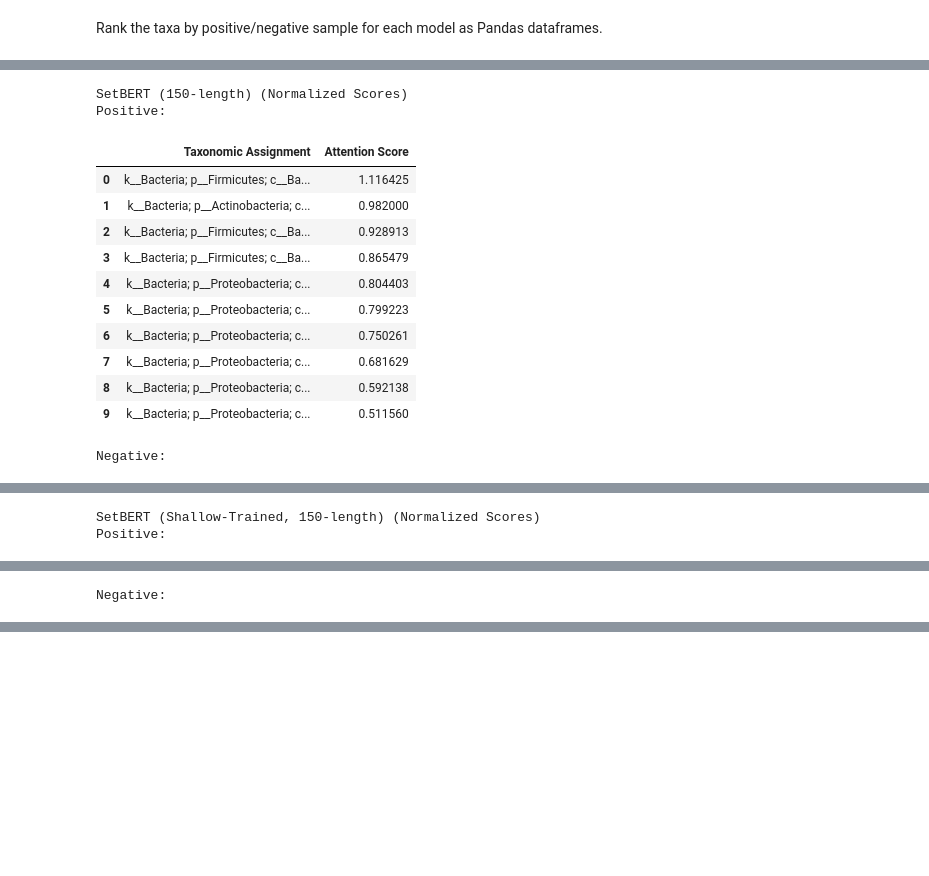
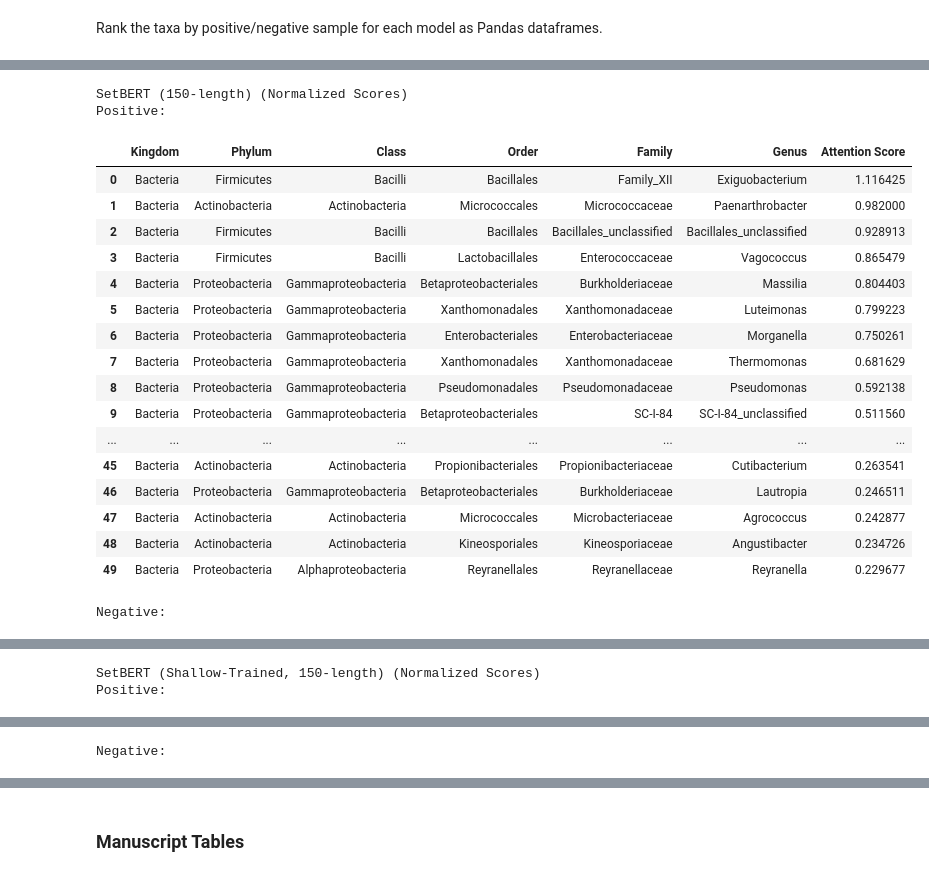
Before and after one commit to DLii-Research/setbert, a Jupyter notebook: notebooks/SFD Only Analysis.ipynb, the cells around one changed output, grey strips where cells are left out. Saved outputs shown, nothing was run; the diff lists cells and outputs as text; code cells hidden in the pictures; blank space fills up the shorter version.

```diff
--- a/notebooks/SFD Only Analysis.ipynb
+++ b/notebooks/SFD Only Analysis.ipynb
@@ -34,4 +35,4 @@ pd.set_option('display.max_colwidth', None)
 # %% [markdown]
 ## Paths
 # %%
-log_path = Path(os.environ["log_path"])
+log_path = Path(os.environ["log_path"]) / "sfd"
@@ -114,0 +138,28 @@ Text(0.5, 1.0, 'PPV-NPV Curve')
+# %%
+model_name = "SetBERT (150-length)"
+y_true = results[model_name]["labels"]
+y_pred = results[model_name]["predictions"].flatten()
+ppv, npv, thresholds = ppv_npv_curve(y_true, y_pred, pad=True)
+i = np.argmin(np.abs(ppv - npv))
+plt.scatter([ppv[i]], [npv[i]], alpha=0.5)
+plt.scatter([ancom_model_npv_ppv[0]], [ancom_model_npv_ppv[1]], label=f"ANCOM Model")
+plt.text(
+    *(np.array([-0.02, -0.05]) + [npv[i], ppv[i]]),
+    f"({npv[i]:.3f}, {ppv[i]:.3f})",
+    horizontalalignment="right",
+    verticalalignment="center")
+plt.text(
+    *(np.array([-0.02, -0.003]) + ancom_model_npv_ppv),
+    f"({ancom_model_npv_ppv[0]}, {ancom_model_npv_ppv[1]})",
+    horizontalalignment="right",
+    verticalalignment="center")
+plt.plot(np.concatenate(([1.0], npv)), np.concatenate(([0.0], ppv)), label="Deep-learning Model")
+plt.legend()
+plt.xlim((-0.05, 1.05))
+plt.ylim((-0.05, 1.05))
+plt.xlabel("NPV")
+plt.ylabel("PPV")
+plt.title("PPV vs. NPV Model Comparison")
+plt.tight_layout()
+plt.savefig(figure_path / "SetBERT_Vs_ANCOM_PPV_NPV.tif", dpi=300)
+plt.show()
@@ -309,7 +469,8 @@ for model_name in taxa_scores_by_positivity:
     for positivity in taxa_scores_by_positivity[model_name]:
         scores = taxa_scores_by_positivity[model_name][positivity]
         sorted_scores = sorted(scores.items(), key=lambda x: x[1], reverse=True)
-        df = pd.DataFrame(data=sorted_scores, columns=["Taxonomic Assignment", "Attention Score"])
+        data = map(lambda x: (*taxonomy.split_taxonomy(x[0], keep_empty=True), x[1]), sorted_scores)
+        df = pd.DataFrame(data=data, columns=["Kingdom", "Phylum", "Class", "Order", "Family", "Genus", "Attention Score"])
         ranked_taxa_by_positivity[model_name][positivity] = df
 # %%
 for model_name in ranked_taxa_by_positivity:
@@ -443,5 +604,6 @@ for model_name in taxa_scores_by_positivity:
     for positivity in taxa_scores_by_positivity[model_name]:
         scores = taxa_scores_by_positivity[model_name][positivity]
         sorted_scores = sorted(scores.items(), key=lambda x: x[1], reverse=True)
-        df = pd.DataFrame(data=sorted_scores, columns=["Taxonomic Assignment", "Attention Score"])
+        data = map(lambda x: (*taxonomy.split_taxonomy(x[0], keep_empty=True), x[1]), sorted_scores)
+        df = pd.DataFrame(data=data, columns=["Kingdom", "Phylum", "Class", "Order", "Family", "Genus", "Attention Score"])
         ranked_taxa_by_positivity[model_name][positivity] = df
@@ -448,23 +658,29 @@ for model_name in taxa_scores_by_positivity:
 # %%
 for model_name in ranked_taxa_by_positivity:
     print(model_name, "(Normalized Scores)")
     print("Positive:")
-    display(ranked_taxa_by_positivity[model_name]["positive"][:10])
+    display(ranked_taxa_by_positivity[model_name]["positive"][:50])
     print("Negative:")
-    display(ranked_taxa_by_positivity[model_name]["negative"][:10])
+    display(ranked_taxa_by_positivity[model_name]["negative"][:50])
     print("\n\n")
 # %% [output]
 SetBERT (150-length) (Normalized Scores)
 Positive:
-|  | Taxonomic Assignment | Attention Score |
-| 0 | k__Bacteria; p__Firmicutes; c__Ba... | 1.116425 |
-| 1 | k__Bacteria; p__Actinobacteria; c... | 0.982000 |
-| 2 | k__Bacteria; p__Firmicutes; c__Ba... | 0.928913 |
-| 3 | k__Bacteria; p__Firmicutes; c__Ba... | 0.865479 |
-| 4 | k__Bacteria; p__Proteobacteria; c... | 0.804403 |
-| 5 | k__Bacteria; p__Proteobacteria; c... | 0.799223 |
-| 6 | k__Bacteria; p__Proteobacteria; c... | 0.750261 |
-| 7 | k__Bacteria; p__Proteobacteria; c... | 0.681629 |
-| 8 | k__Bacteria; p__Proteobacteria; c... | 0.592138 |
-| 9 | k__Bacteria; p__Proteobacteria; c... | 0.511560 |
+|  | Kingdom | Phylum | Class | Order | Family | Genus | Attention Score |
+| 0 | Bacteria | Firmicutes | Bacilli | Bacillales | Family_XII | Exiguobacterium | 1.116425 |
+| 1 | Bacteria | Actinobacteria | Actinobacteria | Micrococcales | Micrococcaceae | Paenarthrobacter | 0.982000 |
+| 2 | Bacteria | Firmicutes | Bacilli | Bacillales | Bacillales_unclassified | Bacillales_unclassified | 0.928913 |
+| 3 | Bacteria | Firmicutes | Bacilli | Lactobacillales | Enterococcaceae | Vagococcus | 0.865479 |
+| 4 | Bacteria | Proteobacteria | Gammaproteobacteria | Betaproteobacteriales | Burkholderiaceae | Massilia | 0.804403 |
+| 5 | Bacteria | Proteobacteria | Gammaproteobacteria | Xanthomonadales | Xanthomonadaceae | Luteimonas | 0.799223 |
+| 6 | Bacteria | Proteobacteria | Gammaproteobacteria | Enterobacteriales | Enterobacteriaceae | Morganella | 0.750261 |
+| 7 | Bacteria | Proteobacteria | Gammaproteobacteria | Xanthomonadales | Xanthomonadaceae | Thermomonas | 0.681629 |
+| 8 | Bacteria | Proteobacteria | Gammaproteobacteria | Pseudomonadales | Pseudomonadaceae | Pseudomonas | 0.592138 |
+| 9 | Bacteria | Proteobacteria | Gammaproteobacteria | Betaproteobacteriales | SC-I-84 | SC-I-84_unclassified | 0.511560 |
+| ... | ... | ... | ... | ... | ... | ... | ... |
+| 45 | Bacteria | Actinobacteria | Actinobacteria | Propionibacteriales | Propionibacteriaceae | Cutibacterium | 0.263541 |
+| 46 | Bacteria | Proteobacteria | Gammaproteobacteria | Betaproteobacteriales | Burkholderiaceae | Lautropia | 0.246511 |
+| 47 | Bacteria | Actinobacteria | Actinobacteria | Micrococcales | Microbacteriaceae | Agrococcus | 0.242877 |
+| 48 | Bacteria | Actinobacteria | Actinobacteria | Kineosporiales | Kineosporiaceae | Angustibacter | 0.234726 |
+| 49 | Bacteria | Proteobacteria | Alphaproteobacteria | Reyranellales | Reyranellaceae | Reyranella | 0.229677 |
 Negative:
@@ -506,0 +741,2 @@ Negative:
+# %% [markdown]
+### Manuscript Tables
```
Also changed, not shown: parts of 21 cells of this notebook, 3 other files.
